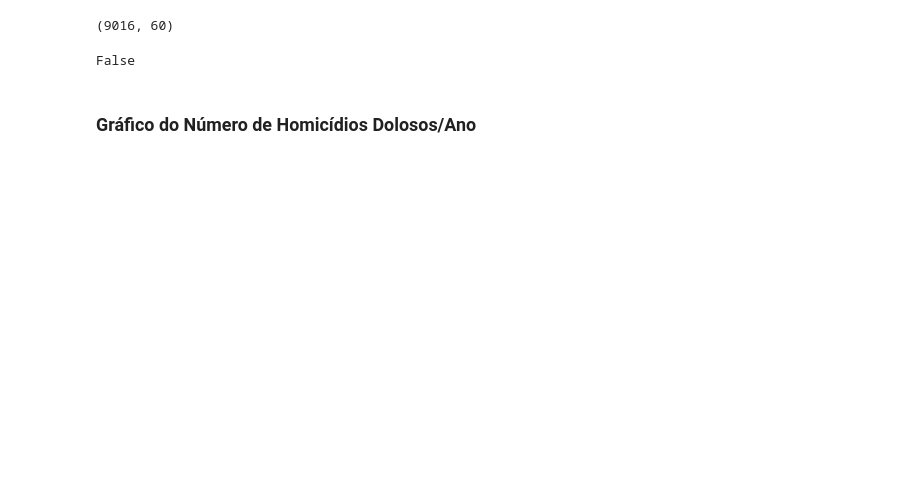
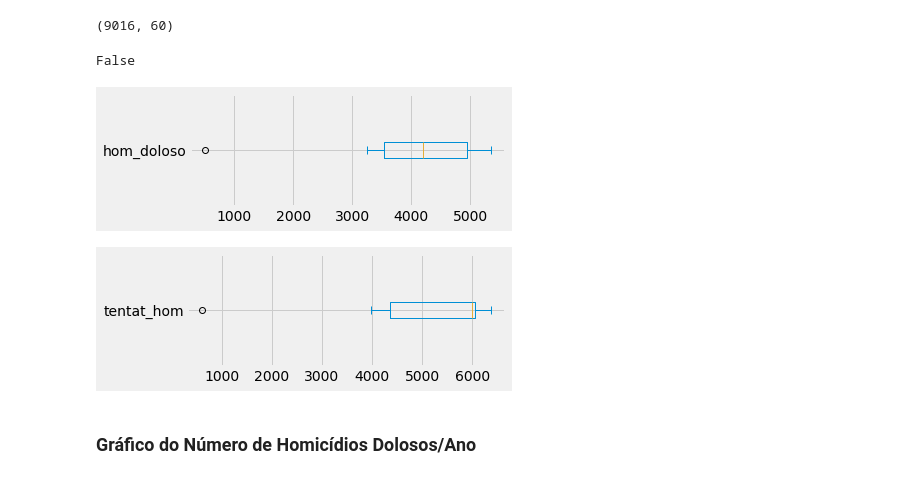
Before and after one commit to Prog-LucasAlves/Analise_Exploratoria_Dados, a Jupyter notebook: AED_01_Seguraca_Publica/seguranca_publica.ipynb, the cells around one changed output. Saved outputs shown, nothing was run; the diff lists cells and outputs as text; code cells hidden in the pictures; blank space fills up the shorter version.

```diff
--- a/AED_01_Seguraca_Publica/seguranca_publica.ipynb
+++ b/AED_01_Seguraca_Publica/seguranca_publica.ipynb
@@ -197,5 +133,16 @@ df.shape
 df.isnull().values.any()
 # %% [output]
 False
+# %%
+df_att = df.groupby(['ano']).sum()
+numerical_attributes = ['hom_doloso','tentat_hom']
+for att in numerical_attributes:
+    plt.subplot(2,1,2)
+    df_att[att].plot.box(vert=False)
+    plt.tight_layout()
+    plt.show()
+# %% [output]
+[figure, added]
+[figure, added]
 # %% [markdown]
 ### Gráfico do Número de Homicídios Dolosos/Ano
```
Also changed, not shown: parts of 10 cells of this notebook, 4 other files.
